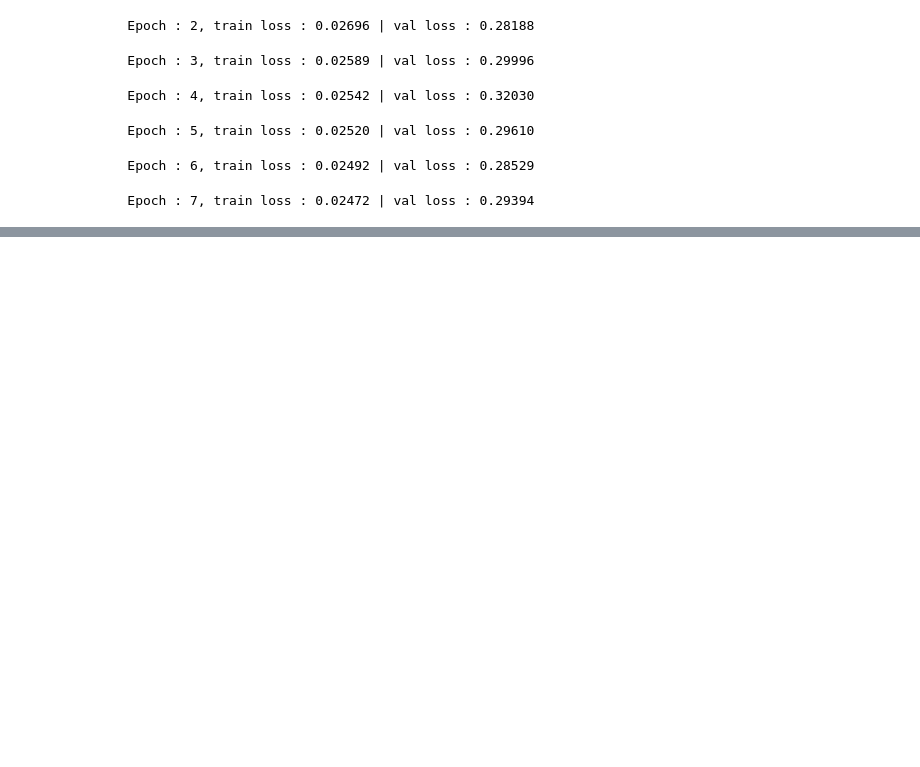
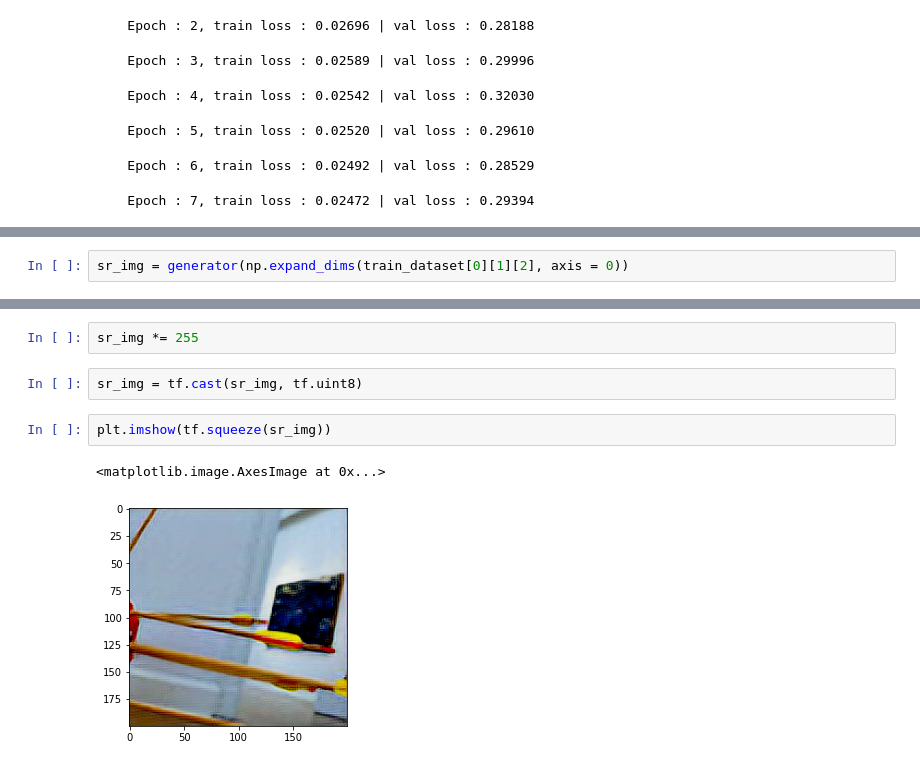
Before and after one commit to CorentinMAG/SRGAN, a Jupyter notebook: SuperResolutionGAN.ipynb, the cells around one changed output, grey strips where cells are left out. Saved outputs shown, nothing was run; the diff lists cells and outputs as text; blank space fills up the shorter version.

```diff
--- a/SuperResolutionGAN.ipynb
+++ b/SuperResolutionGAN.ipynb
@@ -609,0 +637,2 @@ train(train_dataset, val_dataset, EPOCHS)
+# %%
+sr_img = generator(np.expand_dims(train_dataset[0][1][2], axis = 0))
@@ -609,0 +645,9 @@ train(train_dataset, val_dataset, EPOCHS)
+# %%
+sr_img *= 255
+# %%
+sr_img = tf.cast(sr_img, tf.uint8)
+# %%
+plt.imshow(tf.squeeze(sr_img))
+# %% [output]
+<matplotlib.image.AxesImage at 0x...>
+[figure, added]
```
Also changed, not shown: parts of 14 cells of this notebook.
